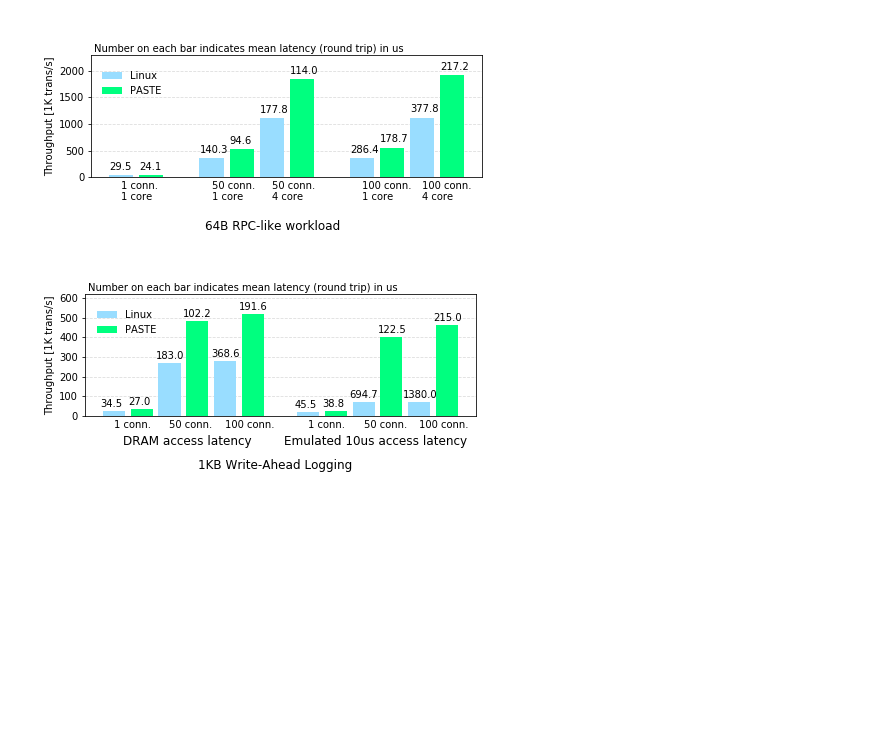
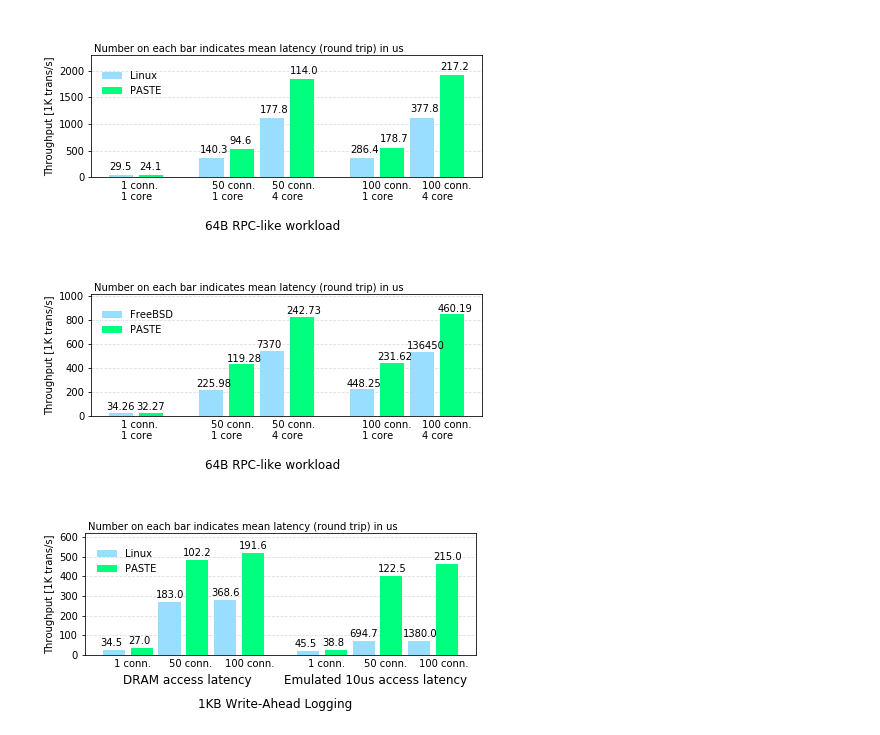
Before and after one commit to micchie/pasteweb, a Jupyter notebook: paste-bench.ipynb, the cells around one changed output. Cells and saved outputs as stored; diff of their text form; code cells hidden in the pictures; blank space fills up the shorter version.

```diff
--- a/paste-bench.ipynb
+++ b/paste-bench.ipynb
@@ -499,6 +670,51 @@ fig.legend(led, ['Linux', 'PASTE'], loc='upper left', bbox_to_anchor=(0.11, 1.1)
 fig.savefig('paste-rpc.pdf', bbox_inches="tight")
 # %% [output]
 [figure]
+# %%
+
+
+import matplotlib.pyplot as plt
+from collections import OrderedDict
+
+#plt.rc('text', usetex=True)
+#plt.rc('font', family='times')
+
+
+layout = [1, 2, 4, 5, 6, 7, 9, 10, 11, 12]
+xlabel = ['1 conn.\n1 core', '',
+          '50 conn.\n1 core','','50 conn.\n4 core', '',
+          '100 conn.\n1 core', '', '100 conn.\n4 core', '']
+throughput = [28095.29, 29812.38,
+              219790.93, 429678.66, 543580.62, 826348.12,
+              221920.29, 443348.97, 534440.13, 846811.50]
+tmp = [i/1000 for i in throughput]
+throughput = tmp
+latency = [34.26, 32.27, 225.98, 119.28, 7370, 242.73, 448.25, 231.62, 136450, 460.19]
+plt.rcParams.update({'font.size':10})
+fig, (ax) = plt.subplots(1, 1)
+fig.set_size_inches([7, 2.25]) # half column width
+fig.text(0.13, 0.9, 'Number on each bar indicates mean latency (round trip) in us')
+fig.text(0.35, -0.2, '64B RPC-like workload', size=12)
+ax.set_ylim(0, max(throughput)*1.2)
+ax.set_ylabel('Throughput [1K trans/s]')
+plt.xticks(layout, xlabel, horizontalalignment='left')
+ax.tick_params(axis='x', length=0)
+
+ax.grid(which='major', axis='y', linestyle='--', color='#dddddd', zorder=0)
+barwidth = 0.5
+
+color = ['#99ddff', '#00ff7f'] * int(len(layout) / 2)
+
+led = []
+for i in range(len(layout)):
+    p = ax.bar(layout[i], throughput[i], color=color[i], zorder=8)
+    plt.text(layout[i]-0.5, throughput[i]+20, latency[i], rotation=0, zorder=9)
+    if i < 2: led.append(p)
+
+fig.legend(led, ['FreeBSD', 'PASTE'], loc='upper left', bbox_to_anchor=(0.11, 1.1), frameon=False)
+fig.savefig('paste-rpc-fbsd.pdf', bbox_inches="tight")
+# %% [output]
+[figure, added]
 # %%
 import matplotlib.pyplot as plt
 from collections import OrderedDict
```
Also changed, not shown: parts of 1 cell of this notebook, 3 other files.
